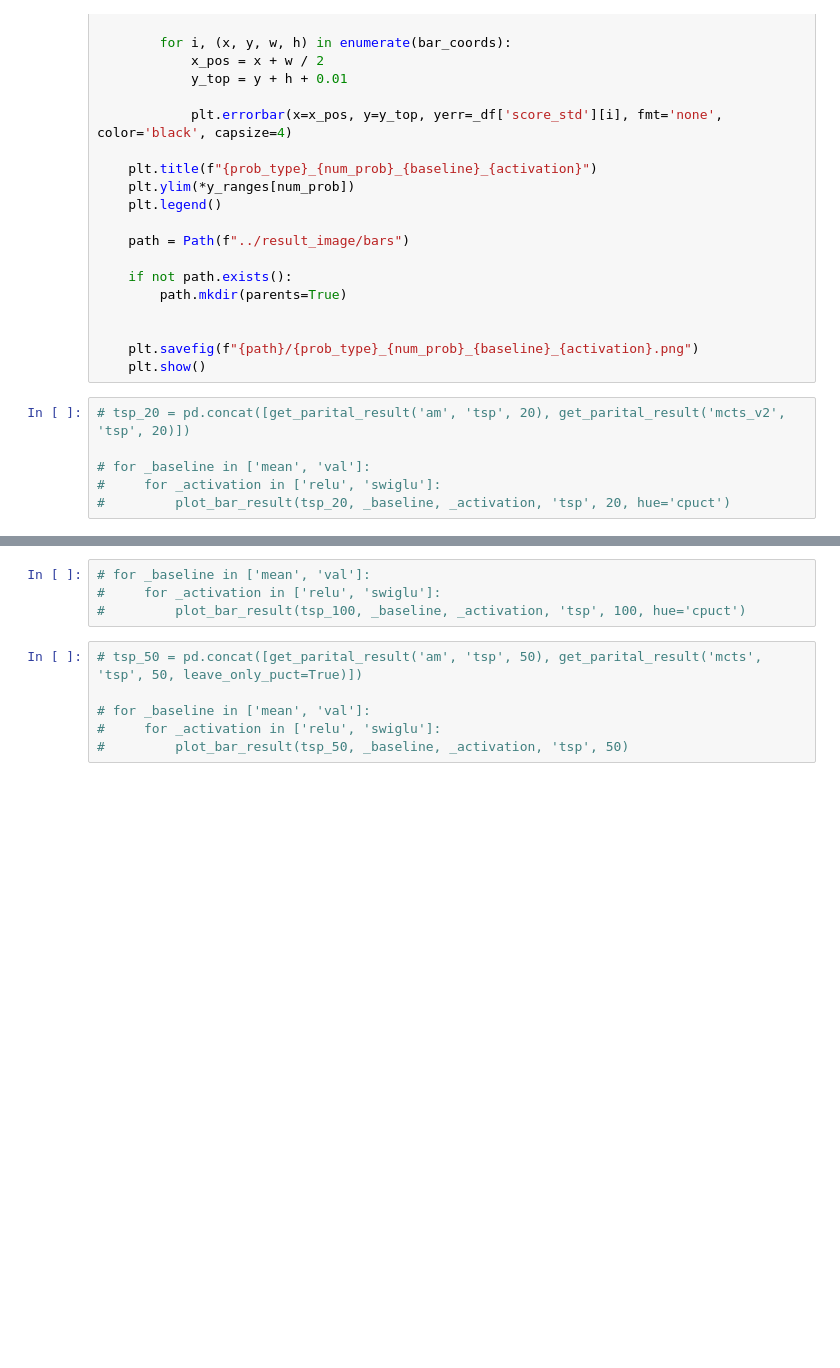
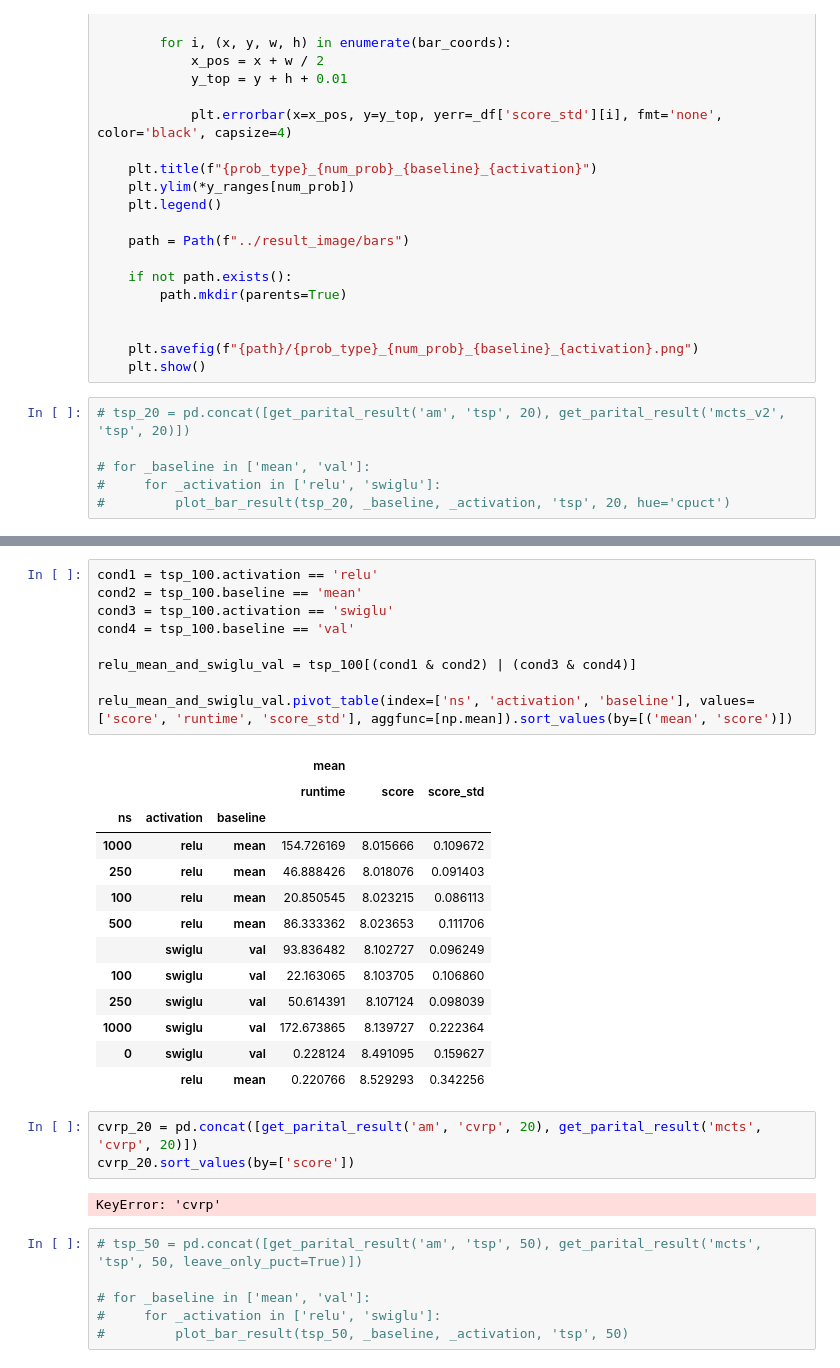
Before and after one commit to glistering96/AlphaRouter, a Jupyter notebook: notebooks/result_plot.ipynb, the cells around one changed output, grey strips where cells are left out. Drawn from its saved outputs; the diff is of its cells as text; blank space fills up the shorter version.

```diff
--- a/notebooks/result_plot.ipynb
+++ b/notebooks/result_plot.ipynb
@@ -245,7 +266,31 @@ tsp_100.pivot_table(index=['epoch', 'ns', 'activation', 'baseline'], values=['sc
-# %%
-# for _baseline in ['mean', 'val']:
-#     for _activation in ['relu', 'swiglu']:
-#         plot_bar_result(tsp_100, _baseline, _activation, 'tsp', 100, hue='cpuct')
+# %%
+cond1 = tsp_100.activation == 'relu'
+cond2 = tsp_100.baseline == 'mean'
+cond3 = tsp_100.activation == 'swiglu'
+cond4 = tsp_100.baseline == 'val'
+
+relu_mean_and_swiglu_val = tsp_100[(cond1 & cond2) | (cond3 & cond4)]
+
+relu_mean_and_swiglu_val.pivot_table(index=['ns', 'activation', 'baseline'], values=['score', 'runtime', 'score_std'], aggfunc=[np.mean]).sort_values(by=[('mean', 'score')])
+# %% [output]
+|  |  |  | mean |  |  |
+|  |  |  | runtime | score | score_std |
+| ns | activation | baseline |  |  |  |
+| 1000 | relu | mean | 154.726169 | 8.015666 | 0.109672 |
+| 250 | relu | mean | 46.888426 | 8.018076 | 0.091403 |
+| 100 | relu | mean | 20.850545 | 8.023215 | 0.086113 |
+| 500 | relu | mean | 86.333362 | 8.023653 | 0.111706 |
+|  | swiglu | val | 93.836482 | 8.102727 | 0.096249 |
+| 100 | swiglu | val | 22.163065 | 8.103705 | 0.106860 |
+| 250 | swiglu | val | 50.614391 | 8.107124 | 0.098039 |
+| 1000 | swiglu | val | 172.673865 | 8.139727 | 0.222364 |
+| 0 | swiglu | val | 0.228124 | 8.491095 | 0.159627 |
+|  | relu | mean | 0.220766 | 8.529293 | 0.342256 |
+# %%
+cvrp_20 = pd.concat([get_parital_result('am', 'cvrp', 20), get_parital_result('mcts', 'cvrp', 20)])
+cvrp_20.sort_values(by=['score'])
+# %% [output]
+KeyError: 'cvrp'
 # %%
 # tsp_50 = pd.concat([get_parital_result('am', 'tsp', 50), get_parital_result('mcts', 'tsp', 50, leave_only_puct=True)])
 
```
Also changed, not shown: parts of 4 cells of this notebook, 2 other files.
